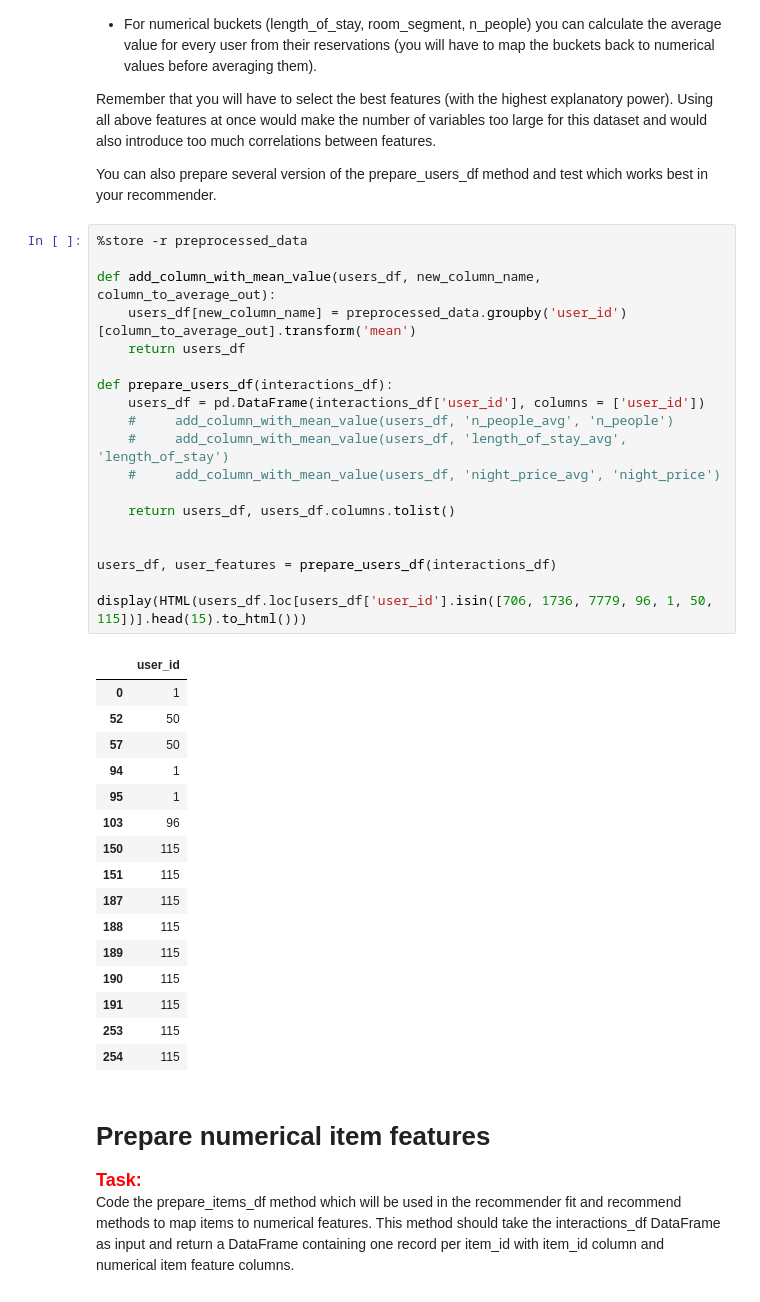
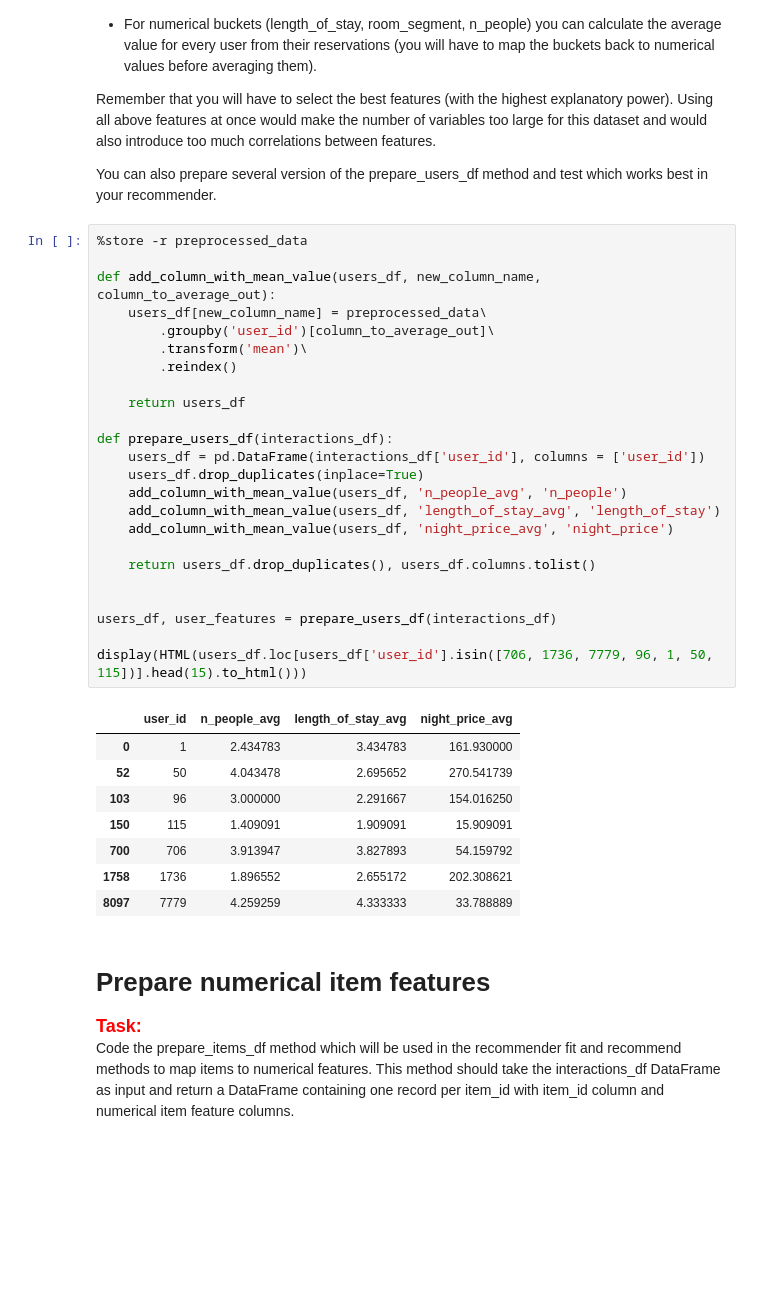
Before and after one commit to awrb/rek-projekt1, a Jupyter notebook: project_1_recommender_and_evaluation.ipynb, the cells around one changed output. Cells and saved outputs as stored; diff of their text form; blank space fills up the shorter version.

```diff
--- a/project_1_recommender_and_evaluation.ipynb
+++ b/project_1_recommender_and_evaluation.ipynb
@@ -88,39 +88,36 @@ You can also prepare several version of the prepare_users_df method and test whi
 # %%
 %store -r preprocessed_data
 
 def add_column_with_mean_value(users_df, new_column_name, column_to_average_out):
-    users_df[new_column_name] = preprocessed_data.groupby('user_id')[column_to_average_out].transform('mean')
+    users_df[new_column_name] = preprocessed_data\
+        .groupby('user_id')[column_to_average_out]\
+        .transform('mean')\
+        .reindex()
+
     return users_df
 
 def prepare_users_df(interactions_df):
     users_df = pd.DataFrame(interactions_df['user_id'], columns = ['user_id'])
-    #     add_column_with_mean_value(users_df, 'n_people_avg', 'n_people')
-    #     add_column_with_mean_value(users_df, 'length_of_stay_avg', 'length_of_stay')
-    #     add_column_with_mean_value(users_df, 'night_price_avg', 'night_price')
+    users_df.drop_duplicates(inplace=True)
+    add_column_with_mean_value(users_df, 'n_people_avg', 'n_people')
+    add_column_with_mean_value(users_df, 'length_of_stay_avg', 'length_of_stay')
+    add_column_with_mean_value(users_df, 'night_price_avg', 'night_price')
 
-    return users_df, users_df.columns.tolist()
+    return users_df.drop_duplicates(), users_df.columns.tolist()
 
 
 users_df, user_features = prepare_users_df(interactions_df)
 
 display(HTML(users_df.loc[users_df['user_id'].isin([706, 1736, 7779, 96, 1, 50, 115])].head(15).to_html()))
 # %% [output]
-|  | user_id |
-| 0 | 1 |
-| 52 | 50 |
-| 57 | 50 |
-| 94 | 1 |
-| 95 | 1 |
-| 103 | 96 |
-| 150 | 115 |
-| 151 | 115 |
-| 187 | 115 |
-| 188 | 115 |
-| 189 | 115 |
-| 190 | 115 |
-| 191 | 115 |
-| 253 | 115 |
-| 254 | 115 |
+|  | user_id | n_people_avg | length_of_stay_avg | night_price_avg |
+| 0 | 1 | 2.434783 | 3.434783 | 161.930000 |
+| 52 | 50 | 4.043478 | 2.695652 | 270.541739 |
+| 103 | 96 | 3.000000 | 2.291667 | 154.016250 |
+| 150 | 115 | 1.409091 | 1.909091 | 15.909091 |
+| 700 | 706 | 3.913947 | 3.827893 | 54.159792 |
+| 1758 | 1736 | 1.896552 | 2.655172 | 202.308621 |
+| 8097 | 7779 | 4.259259 | 4.333333 | 33.788889 |
 # %% [markdown]
 # Prepare numerical item features
 
```
Also changed, not shown: parts of 12 cells of this notebook, 1 other file.
